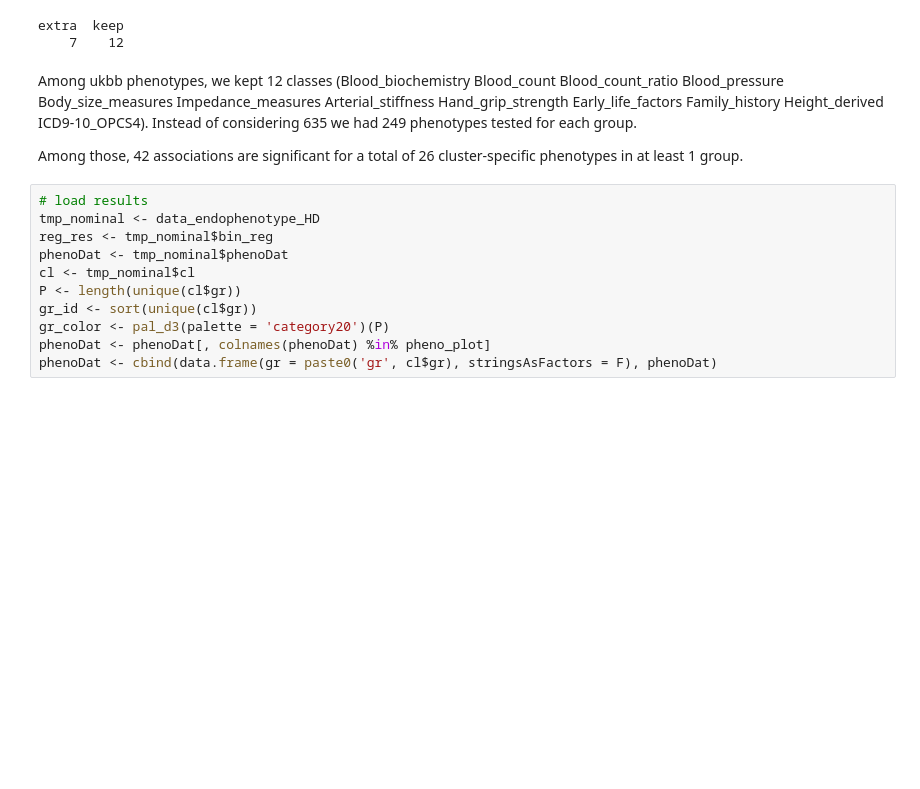
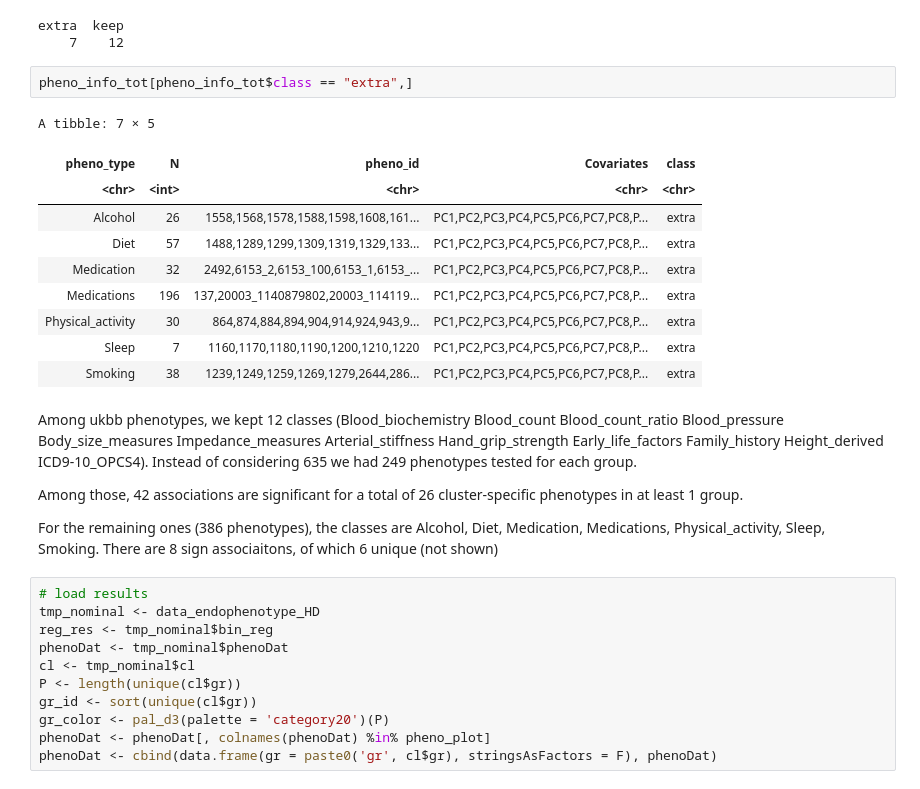
Before and after one commit to zillerlab/CASTom-iGEx_Paper, a Jupyter notebook: jupyter_notebook/CAD_clustering/Liver_endophenotype_differences.ipynb, the cells around one changed output. Drawn from its saved outputs; the diff is of its cells as text; blank space fills up the shorter version.

```diff
--- a/jupyter_notebook/CAD_clustering/Liver_endophenotype_differences.ipynb
+++ b/jupyter_notebook/CAD_clustering/Liver_endophenotype_differences.ipynb
@@ -133,11 +158,26 @@ A tibble: 19 × 5
 | Smoking | 38 | 1239,1249,1259,1269,1279,2644,286... | PC1,PC2,PC3,PC4,PC5,PC6,PC7,PC8,P... | extra |
 extra  keep
     7    12
+# %%
+pheno_info_tot[pheno_info_tot$class == "extra",]
+# %% [output]
+A tibble: 7 × 5
+| pheno_type | N | pheno_id | Covariates | class |
+| <chr> | <int> | <chr> | <chr> | <chr> |
+| Alcohol | 26 | 1558,1568,1578,1588,1598,1608,161... | PC1,PC2,PC3,PC4,PC5,PC6,PC7,PC8,P... | extra |
+| Diet | 57 | 1488,1289,1299,1309,1319,1329,133... | PC1,PC2,PC3,PC4,PC5,PC6,PC7,PC8,P... | extra |
+| Medication | 32 | 2492,6153_2,6153_100,6153_1,6153_... | PC1,PC2,PC3,PC4,PC5,PC6,PC7,PC8,P... | extra |
+| Medications | 196 | 137,20003_1140879802,20003_114119... | PC1,PC2,PC3,PC4,PC5,PC6,PC7,PC8,P... | extra |
+| Physical_activity | 30 | 864,874,884,894,904,914,924,943,9... | PC1,PC2,PC3,PC4,PC5,PC6,PC7,PC8,P... | extra |
+| Sleep | 7 | 1160,1170,1180,1190,1200,1210,1220 | PC1,PC2,PC3,PC4,PC5,PC6,PC7,PC8,P... | extra |
+| Smoking | 38 | 1239,1249,1259,1269,1279,2644,286... | PC1,PC2,PC3,PC4,PC5,PC6,PC7,PC8,P... | extra |
 # %% [markdown]
 Among ukbb phenotypes, we kept 12 classes (Blood_biochemistry Blood_count Blood_count_ratio Blood_pressure Body_size_measures Impedance_measures Arterial_stiffness Hand_grip_strength Early_life_factors Family_history Height_derived ICD9-10_OPCS4).
 Instead of considering 635 we had 249 phenotypes tested for each group.
 
 Among those, 42 associations are significant for a total of 26 cluster-specific phenotypes in at least 1 group.
+
+For the remaining ones (386 phenotypes), the classes are Alcohol, Diet, Medication, Medications, Physical_activity, Sleep, Smoking. There are 8 sign associaitons, of which 6 unique (not shown)
 # %%
 # load results
 tmp_nominal <- data_endophenotype_HD
```
Also changed, not shown: parts of 4 cells of this notebook.
